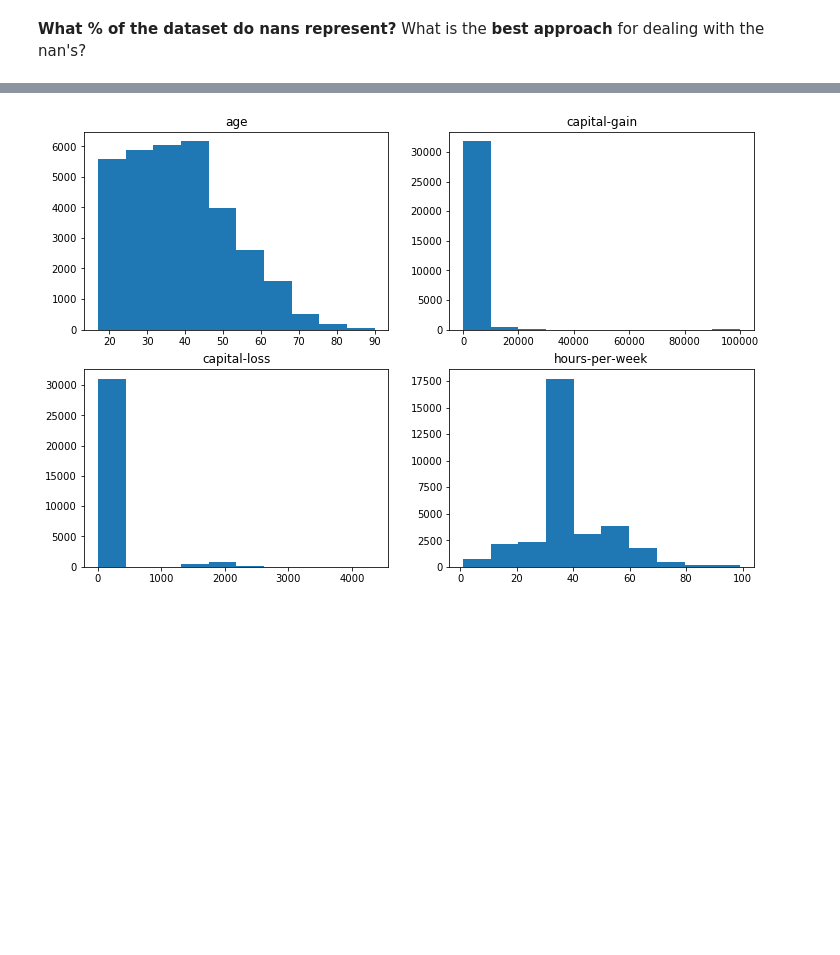
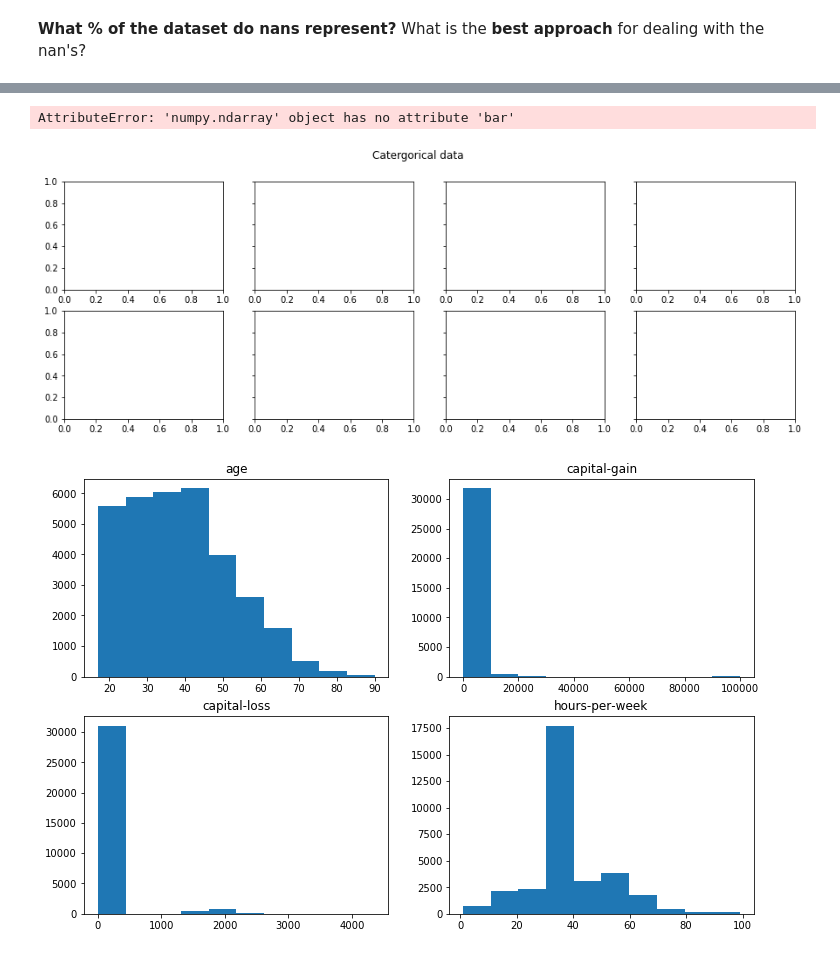
Before and after one commit to jobyid/StriveSchool, a Jupyter notebook: Machine Learning/d8_svm/03_HARD_adult-data-investigation.ipynb, the cells around one changed output, grey strips where cells are left out. Saved outputs shown, nothing was run; the diff lists cells and outputs as text; code cells hidden in the pictures; blank space fills up the shorter version.

```diff
--- a/Machine Learning/d8_svm/03_HARD_adult-data-investigation.ipynb
+++ b/Machine Learning/d8_svm/03_HARD_adult-data-investigation.ipynb
@@ -76,0 +60,4 @@ memory usage: 3.7+ MB
+# %%
+print(df.target.value_counts())
+df.target = df.target.replace('<=50K',0).replace('>50K',1)
+df.info()
@@ -150,3 +151,34 @@ print()
+# %%
+caters = ['workclass', 'occupation', 'education', 'race', 'sex', 'relationship', 'native-country','marital-status']
+i = 0
+#plot the categroical columns to see what we are dealing with
+fig, axes = plt.subplots(2, 4, figsize=(15, 5), sharey=True)
+fig.suptitle('Catergorical data')
+
+#for c in caters:
+    #sns.countplot(ax=axes[i], x=c, data=df)
+   # axes[i].set_title(c)
+   # axes[i].set_xticklabels(axes[i].get_xticklabels(), rotation=75)
+   # i += 1
+# workclass
+sns.countplot(ax=axes[0], x='workclass', data=df)
+axes[0].set_title("WorkClass")
+axes[0].set_xticklabels(axes[0].get_xticklabels(), rotation=75)
+# occupation
+sns.countplot(ax=axes[1], x='occupation', data=df)
+axes[1].set_title("Occupation")
+axes[1].set_xticklabels(axes[1].get_xticklabels(), rotation=75)
+# education
+sns.countplot(ax=axes[2], x='education', data=df)
+axes[2].set_title("Education")
+axes[2].set_xticklabels(axes[2].get_xticklabels(), rotation=75)
+# education
+sns.countplot(ax=axes[3], x='race', data=df)
+axes[3].set_title("Race")
+axes[3].set_xticklabels(axes[3].get_xticklabels(), rotation=75)
+# %% [output]
+AttributeError: 'numpy.ndarray' object has no attribute 'bar'
+[figure, added]
 # %%
 #plot the numerical columns
 # %% [output]
```
Also changed, not shown: parts of 10 cells of this notebook, 2 other files.
